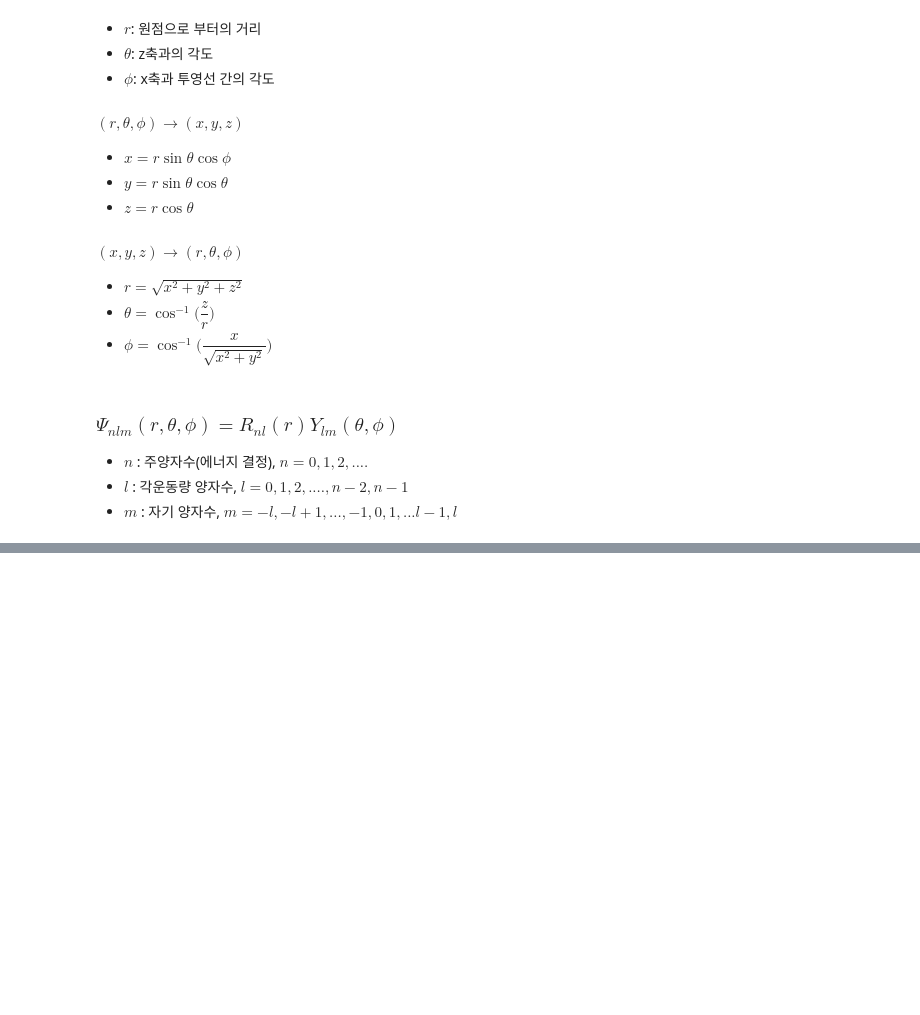
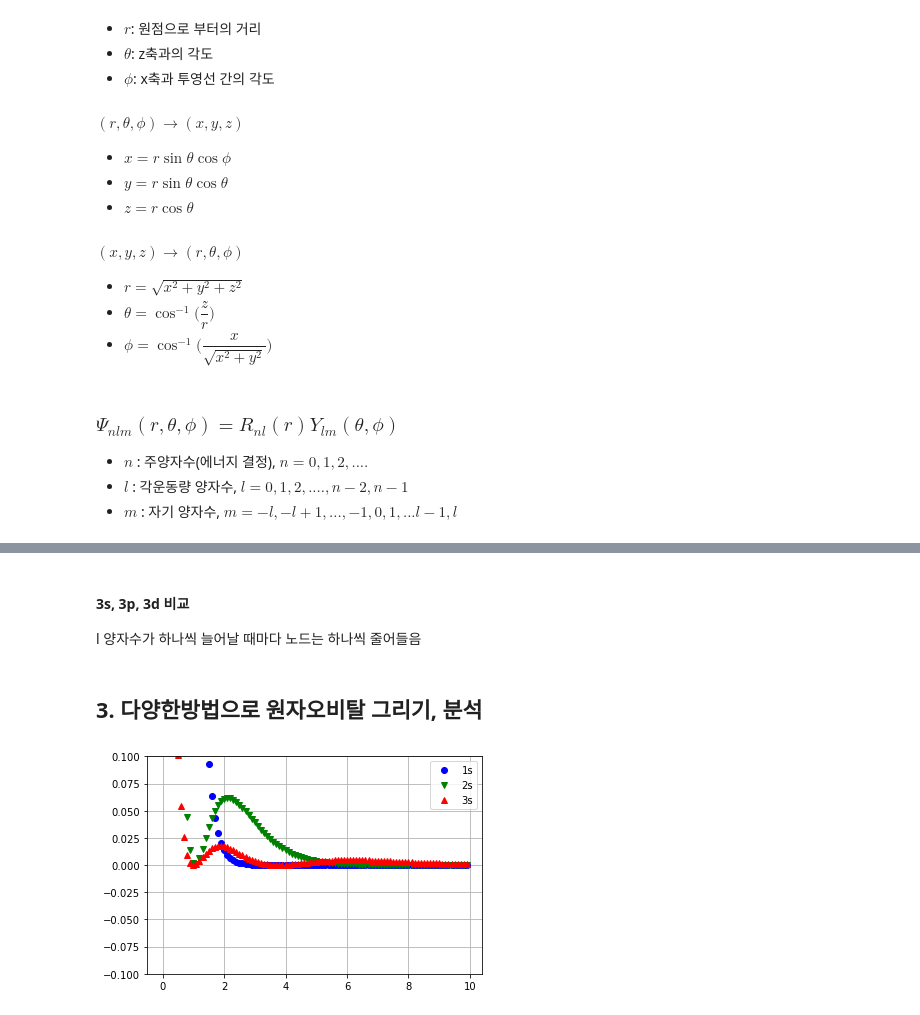
Before and after one commit to BrainNim/Study, a Jupyter notebook: K-MOOC/코딩으로 배우는 일반화학/week_9.ipynb, the cells around one changed output, grey strips where cells are left out. Cells and saved outputs as stored; diff of their text form; code cells hidden in the pictures; blank space fills up the shorter version.

```diff
--- a/K-MOOC/코딩으로 배우는 일반화학/week_9.ipynb
+++ b/K-MOOC/코딩으로 배우는 일반화학/week_9.ipynb
@@ -48,0 +129,19 @@
+# %% [markdown]
+#### 3s, 3p, 3d 비교
+l 양자수가 하나씩 늘어날 때마다 노드는 하나씩 줄어들음
+# %% [markdown]
+## 3. 다양한방법으로 원자오비탈 그리기, 분석
+# %%
+# probability (제곱 할 할 경우 전자가 존재할 확률)
+
+plt.plot(r,R1s**2,'bo',label='1s')
+plt.plot(r,R2s**2,'gv',label='2s')
+plt.plot(r,R3s**2,'r^',label='3s')
+
+plt.ylim(-0.1, 0.1)
+plt.grid()
+
+plt.legend()
+plt.show()
+# %% [output]
+[figure, added]
```
Also changed, not shown: parts of 9 cells of this notebook.
